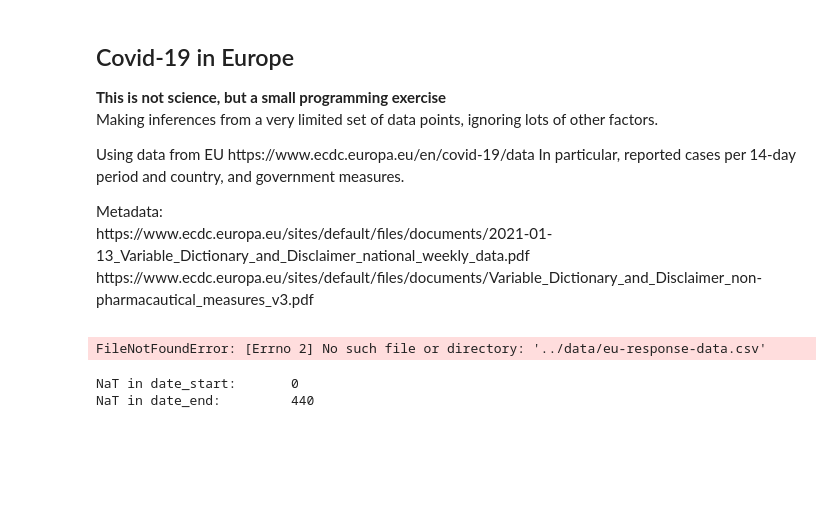
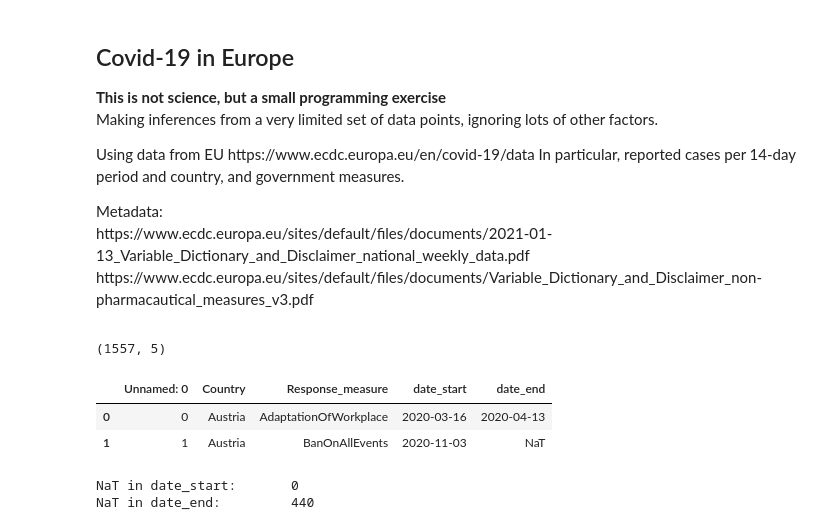
Before and after one commit to arto-pihlaja/cov19-exploration, a Jupyter notebook: Covid19Exploration.ipynb, the cells around one changed output. Saved outputs shown, nothing was run; the diff lists cells and outputs as text; code cells hidden in the pictures; blank space fills up the shorter version.

```diff
--- a/Covid19Exploration.ipynb
+++ b/Covid19Exploration.ipynb
@@ -33,9 +34,12 @@ get_csv_from_url("https://www.ecdc.europa.eu/sites/default/files/documents/respo
 # %%
-measuredf = pd.read_csv("~/data/eu-response-data.csv", parse_dates=["date_start", "date_end"])
+measuredf = pd.read_csv(datadir + "/eu-response-data.csv", parse_dates=["date_start", "date_end"])
 print(f"{measuredf.shape}")
 measuredf.head(2)
 # %% [output]
-FileNotFoundError: [Errno 2] No such file or directory: '../data/eu-response-data.csv'
+(1557, 5)
+|  | Unnamed: 0 | Country | Response_measure | date_start | date_end |
+| 0 | 0 | Austria | AdaptationOfWorkplace | 2020-03-16 | 2020-04-13 |
+| 1 | 1 | Austria | BanOnAllEvents | 2020-11-03 | NaT |
 # %%
 print("NaT in date_start:\t", np.isnat(measuredf.date_start).sum())
 print("NaT in date_end:\t", np.isnat(measuredf.date_end).sum())
```
Also changed, not shown: parts of 18 cells of this notebook.
